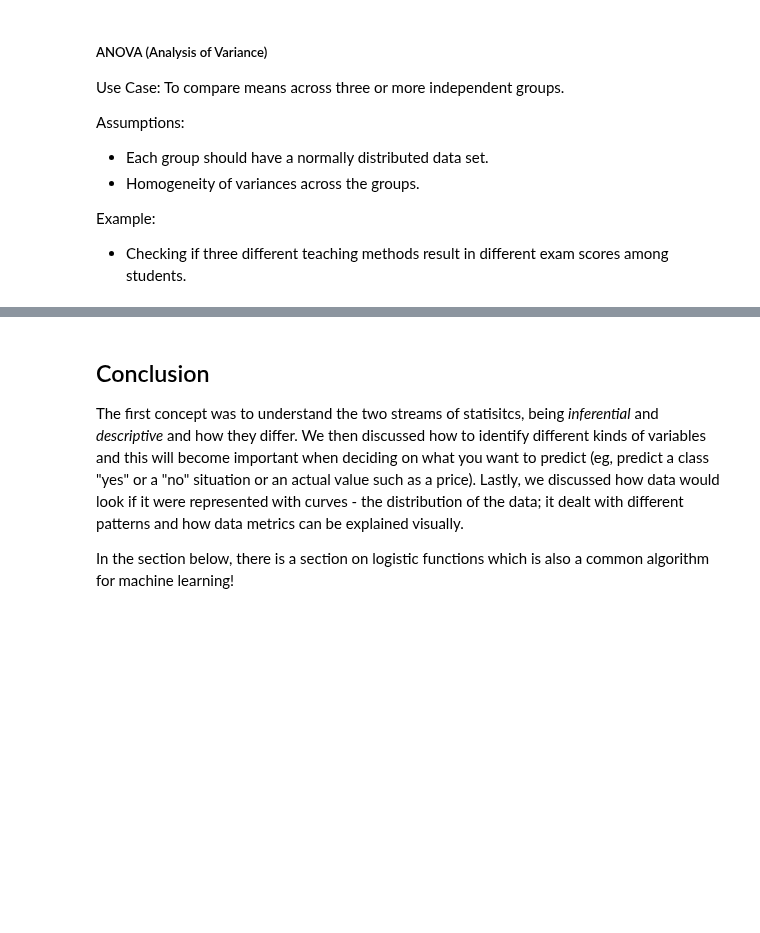
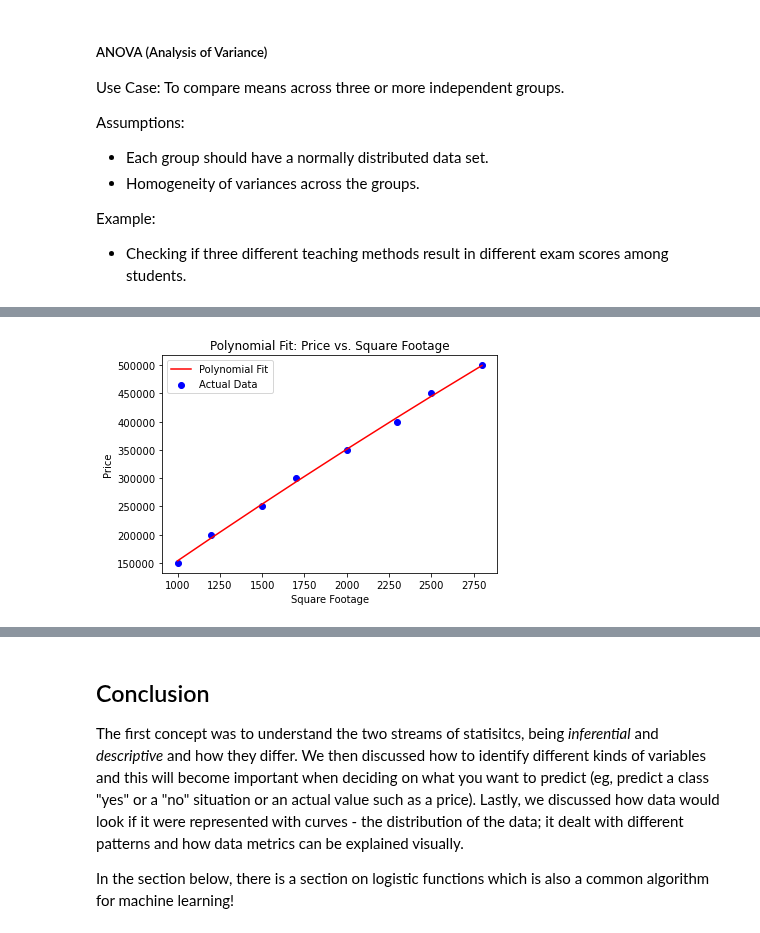
Before and after one commit to sip-23/Python-Snippets, a Jupyter notebook: 4. Introduction_to_statistics_probability_and_distributions.ipynb, the cells around one changed output, grey strips where cells are left out. Drawn from its saved outputs; the diff is of its cells as text; code cells hidden in the pictures; blank space fills up the shorter version.

```diff
--- a/4. Introduction_to_statistics_probability_and_distributions.ipynb
+++ b/4. Introduction_to_statistics_probability_and_distributions.ipynb
@@ -1842,0 +1904,24 @@ Interpretability refers to how well we can understand and explain the results an
+# %%
+import numpy as np
+from sklearn.preprocessing import PolynomialFeatures
+from sklearn.linear_model import LinearRegression
+
+# Create polynomial features (e.g., square footage squared)
+poly = PolynomialFeatures(degree=2)
+X_poly = poly.fit_transform(data[['square_footage']])
+y = data['price']
+
+# Fit a polynomial regression model
+poly_model = LinearRegression().fit(X_poly, y)
+data['poly_pred'] = poly_model.predict(X_poly)
+
+# Plot original data and polynomial fit
+plt.scatter(data['square_footage'], data['price'], color='blue', label='Actual Data')
+plt.plot(data['square_footage'], data['poly_pred'], color='red', label='Polynomial Fit')
+plt.xlabel('Square Footage')
+plt.ylabel('Price')
+plt.title('Polynomial Fit: Price vs. Square Footage')
+plt.legend()
+plt.show()
+# %% [output]
+[figure, added]
```
Also changed, not shown: parts of 52 cells of this notebook.
